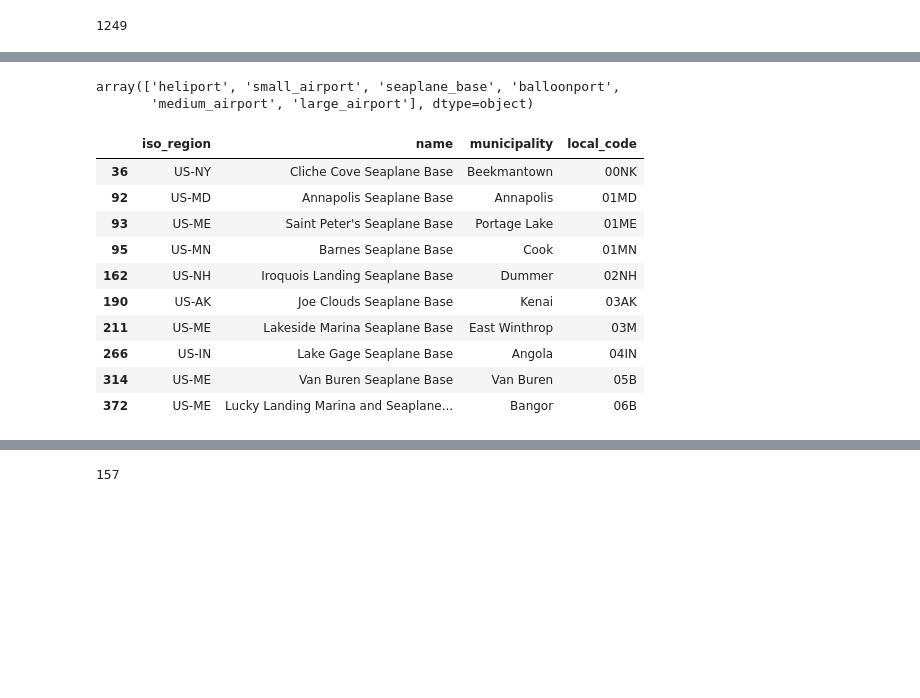
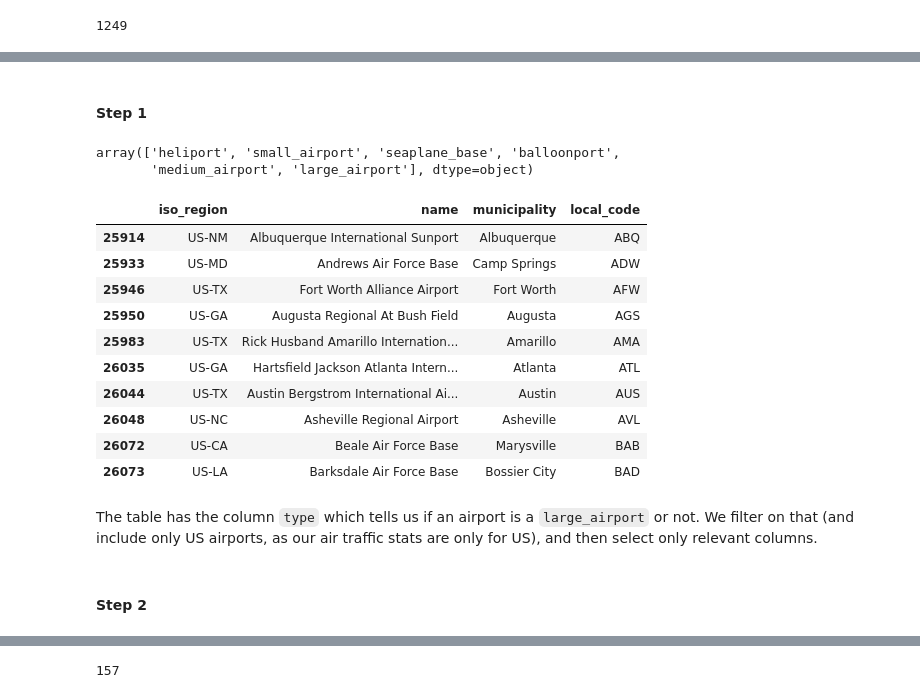
Before and after one commit to amangup/data-analysis-bootcamp, a Jupyter notebook: 08-Pandas3/pandas3.ipynb, the cells around one changed output, grey strips where cells are left out. Saved outputs shown, nothing was run; the diff lists cells and outputs as text; code cells hidden in the pictures; blank space fills up the shorter version.

```diff
--- a/08-Pandas3/pandas3.ipynb
+++ b/08-Pandas3/pandas3.ipynb
@@ -50,21 +74,27 @@ Let's solve the problem of comparing the number of passengers flown by each majo
 4. Filter only large airlines.
+# %% [markdown]
+#### Step 1
 # %%
 codes_df['type'].unique()
 # %% [output]
 array(['heliport', 'small_airport', 'seaplane_base', 'balloonport',
        'medium_airport', 'large_airport'], dtype=object)
 # %%
-large_airports_df = codes_df[(codes_df['type'] == 'seaplane_base') & (codes_df['iso_country'] == 'US')][['iso_region', 'name', 'municipality', 'local_code']]
+large_airports_df = codes_df[(codes_df['type'] == 'large_airport') & (codes_df['iso_country'] == 'US')][['iso_region', 'name', 'municipality', 'local_code']]
 large_airports_df.head(10)
 # %% [output]
 |  | iso_region | name | municipality | local_code |
-| 36 | US-NY | Cliche Cove Seaplane Base | Beekmantown | 00NK |
-| 92 | US-MD | Annapolis Seaplane Base | Annapolis | 01MD |
-| 93 | US-ME | Saint Peter's Seaplane Base | Portage Lake | 01ME |
-| 95 | US-MN | Barnes Seaplane Base | Cook | 01MN |
-| 162 | US-NH | Iroquois Landing Seaplane Base | Dummer | 02NH |
-| 190 | US-AK | Joe Clouds Seaplane Base | Kenai | 03AK |
-| 211 | US-ME | Lakeside Marina Seaplane Base | East Winthrop | 03M |
-| 266 | US-IN | Lake Gage Seaplane Base | Angola | 04IN |
-| 314 | US-ME | Van Buren Seaplane Base | Van Buren | 05B |
-| 372 | US-ME | Lucky Landing Marina and Seaplane... | Bangor | 06B |
+| 25914 | US-NM | Albuquerque International Sunport | Albuquerque | ABQ |
+| 25933 | US-MD | Andrews Air Force Base | Camp Springs | ADW |
+| 25946 | US-TX | Fort Worth Alliance Airport | Fort Worth | AFW |
+| 25950 | US-GA | Augusta Regional At Bush Field | Augusta | AGS |
+| 25983 | US-TX | Rick Husband Amarillo Internation... | Amarillo | AMA |
+| 26035 | US-GA | Hartsfield Jackson Atlanta Intern... | Atlanta | ATL |
+| 26044 | US-TX | Austin Bergstrom International Ai... | Austin | AUS |
+| 26048 | US-NC | Asheville Regional Airport | Asheville | AVL |
+| 26072 | US-CA | Beale Air Force Base | Marysville | BAB |
+| 26073 | US-LA | Barksdale Air Force Base | Bossier City | BAD |
+# %% [markdown]
+The table has the column `type` which tells us if an airport is a `large_airport` or not. We filter on that (and include only US airports, as our air traffic stats are only for US), and then select only relevant columns.
+# %% [markdown]
+#### Step 2
```
Also changed, not shown: parts of 16 cells of this notebook.
